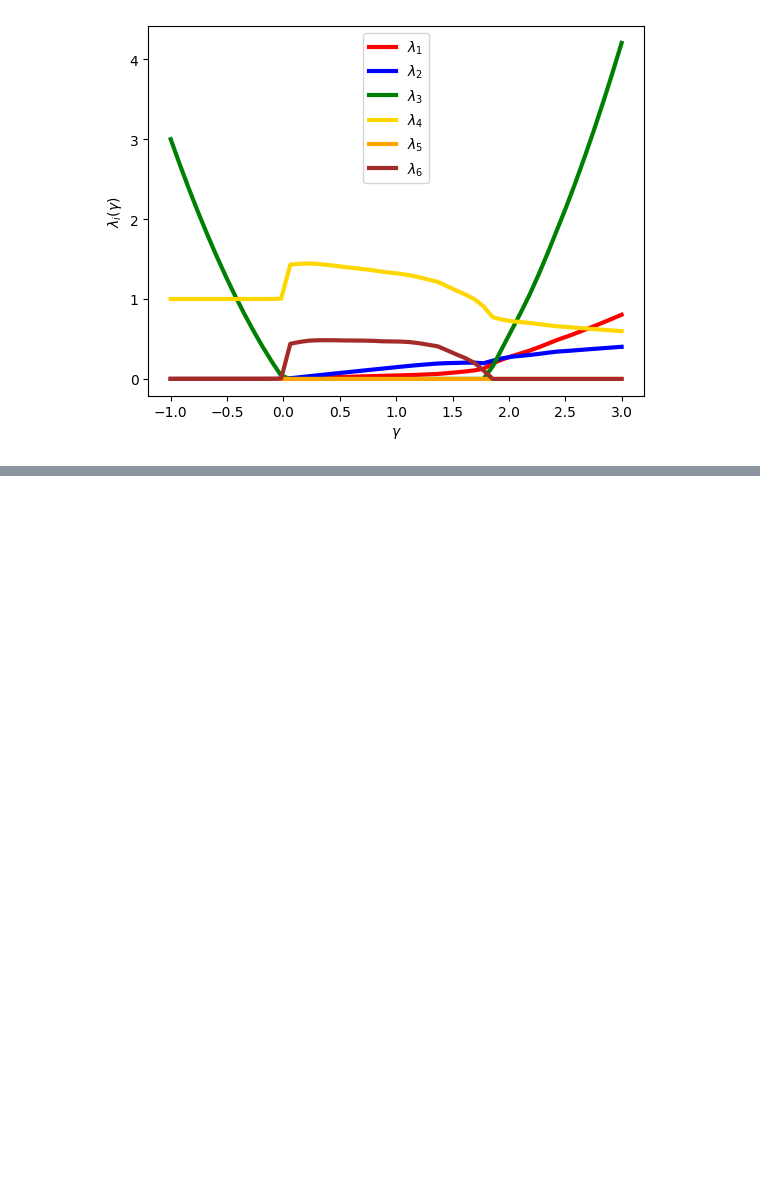
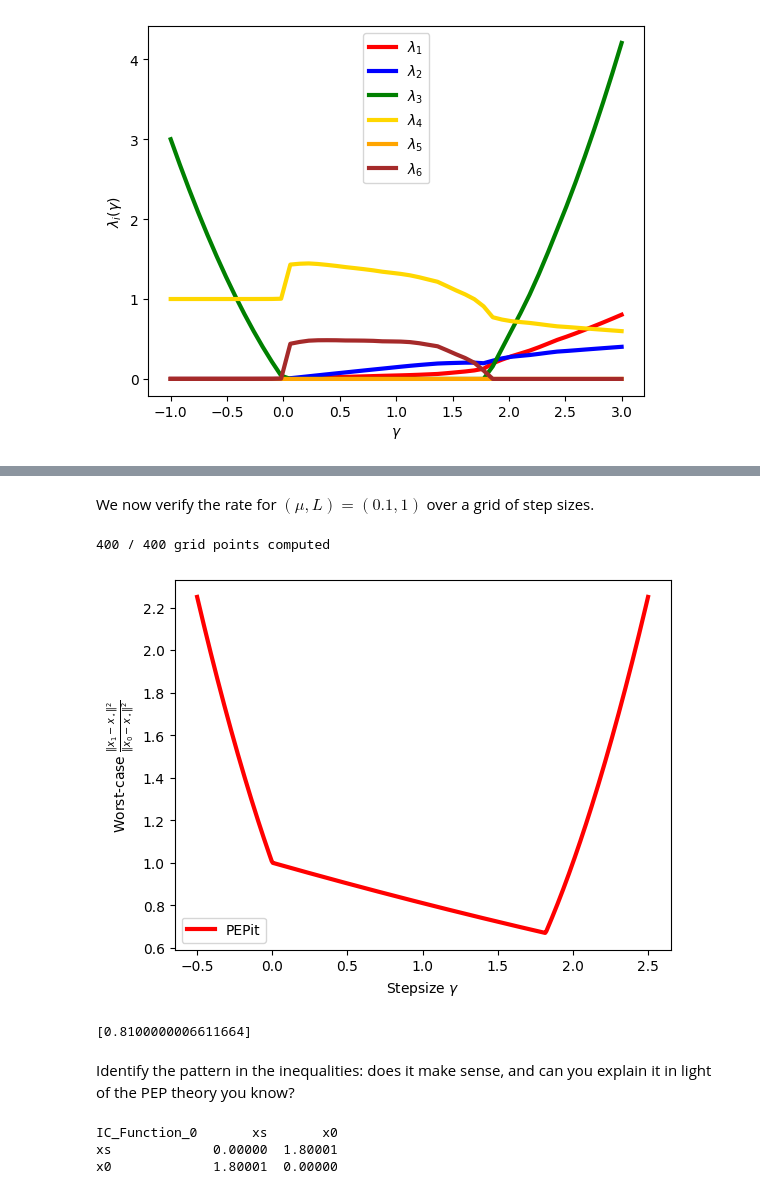
Before and after one commit to PerformanceEstimation/Tutorial-SIAM-OP26, a Jupyter notebook: Part 3 - Dual, proofs, and design/SIAM_MT_Part2.ipynb, the cells around one changed output, grey strips where cells are left out. Cells and saved outputs as stored; diff of their text form; code cells hidden in the pictures; blank space fills up the shorter version.

```diff
--- a/Part 3 - Dual, proofs, and design/SIAM_MT_Part2.ipynb
+++ b/Part 3 - Dual, proofs, and design/SIAM_MT_Part2.ipynb
@@ -391,0 +592,41 @@ Well, guessing closed-forms appears like a much more challenging game! Before ac
+# %% [markdown]
+We now verify the rate for $(\mu, L) = (0.1, 1)$ over a grid of step sizes.
+# %%
+L = 1.
+mu = .1
+gamma_min, gamma_max = -.5, 2.5
+nb_gammas = 400
+gamma_list = np.linspace(gamma_min,gamma_max,nb_gammas)
+
+pepit_worst_case_value = list()
+
+for i, gamma in enumerate(gamma_list):
+    pepit_tau, _, _, _ = wc_gradient_descent(mu=mu,L=L,gammas=[gamma])
+    pepit_worst_case_value.append(pepit_tau)
+    print(f'{i + 1} / {nb_gammas} grid points computed', end='\r', flush=True)
+
+plt.plot(gamma_list, pepit_worst_case_value, color='red', linestyle='-', linewidth=3, label='PEPit')
+
+plt.legend()
+plt.xlabel(r'Stepsize $\gamma$')
+plt.ylabel(r'Worst-case $\frac{\|x_1-x_\star\|^2}{\|x_0-x_\star\|^2}$')
+
+plt.show()
+# %% [output]
+400 / 400 grid points computed
+[figure, added]
+# %%
+pepit_tau, _, _, _ = wc_gradient_descent(L=L,mu=mu,gammas=[1/L])
+[pepit_tau]
+# %% [output]
+[0.8100000006611664]
+# %% [markdown]
+Identify the pattern in the inequalities: does it make sense, and can you explain it in light of the PEP theory you know?
+# %%
+pepit_tau, list_of_constraints, tab, res  = wc_gradient_descent(1, .1, [1/L])
+
+print(tab["smoothness_strong_convexity"])
+# %% [output]
+IC_Function_0       xs       x0
+xs             0.00000  1.80001
+x0             1.80001  0.00000
```
Also changed, not shown: parts of 66 cells of this notebook, 1 other file.
